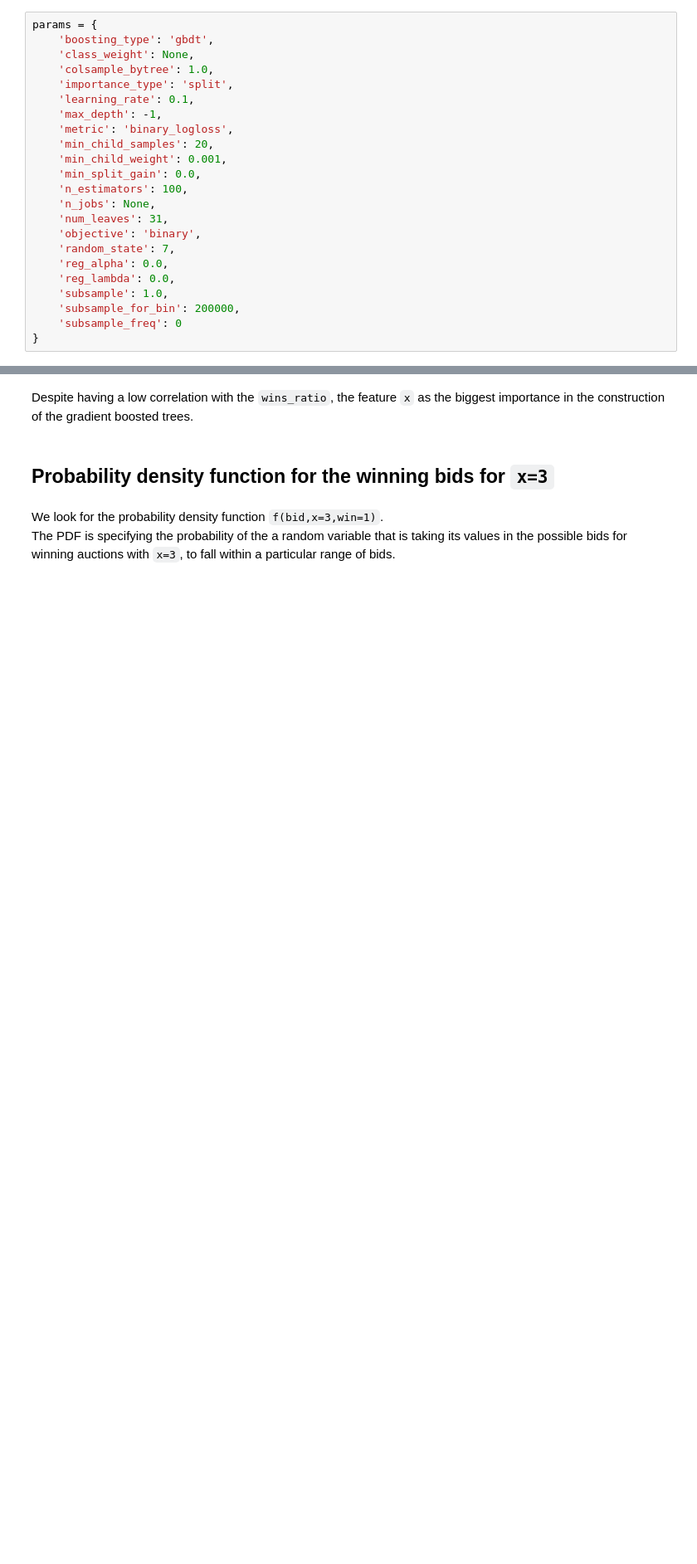
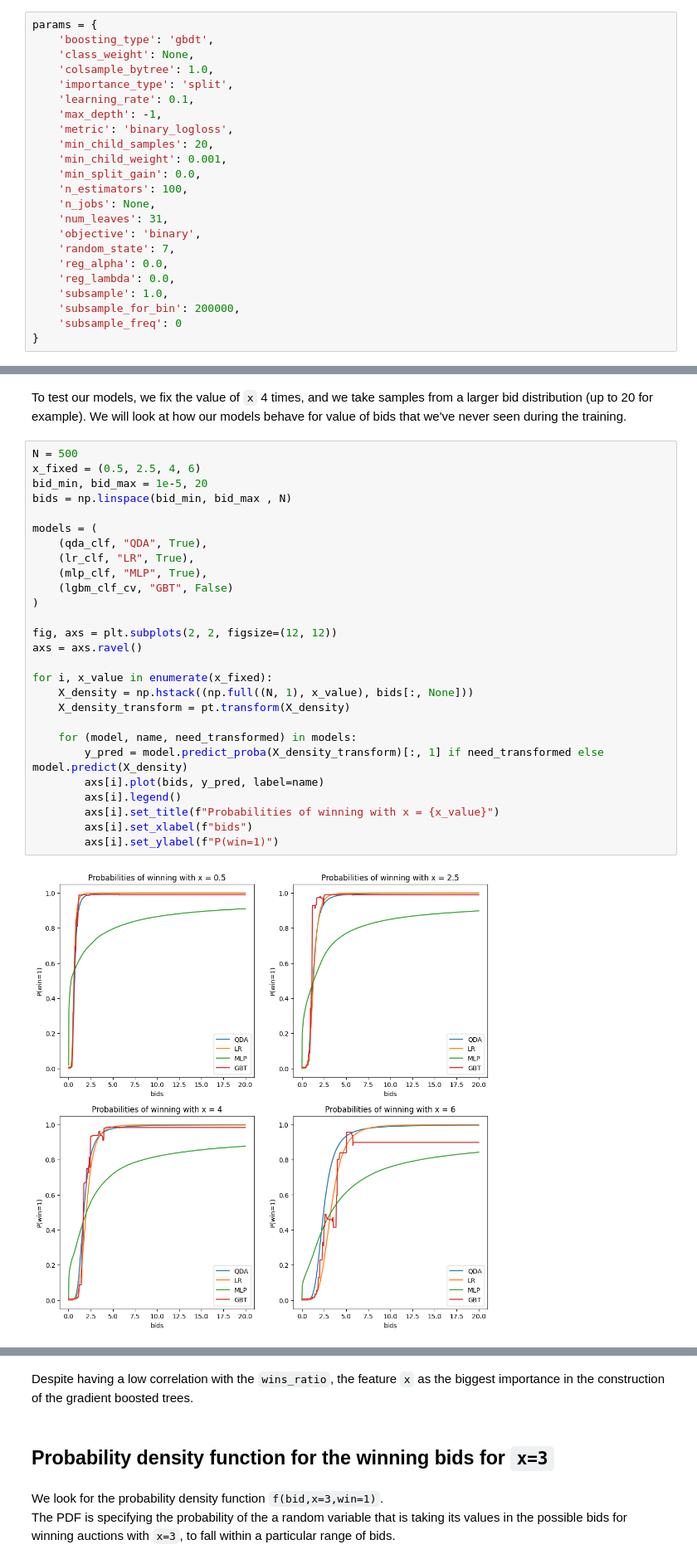
Before and after one commit to LoanSarazin/exercise_auction, a Jupyter notebook: investigation.ipynb, the cells around one changed output, grey strips where cells are left out. Shown at 83% size. Cells and saved outputs as stored; diff of their text form; blank space fills up the shorter version.

```diff
--- a/investigation.ipynb
+++ b/investigation.ipynb
@@ -469,2 +469,34 @@ Matthews correlation coefficient: 0.843
 -------------------------------------------------------
+# %% [markdown]
+To test our models, we fix the value of `x` 4 times, and we take samples from a larger bid distribution (up to 20 for example).
+We will look at how our models behave for value of bids that we've never seen during the training.
+# %%
+N = 500
+x_fixed = (0.5, 2.5, 4, 6)
+bid_min, bid_max = 1e-5, 20
+bids = np.linspace(bid_min, bid_max , N)
+
+models = (
+    (qda_clf, "QDA", True),
+    (lr_clf, "LR", True),
+    (mlp_clf, "MLP", True),
+    (lgbm_clf_cv, "GBT", False)
+)
+
+fig, axs = plt.subplots(2, 2, figsize=(12, 12))
+axs = axs.ravel()
+
+for i, x_value in enumerate(x_fixed):
+    X_density = np.hstack((np.full((N, 1), x_value), bids[:, None]))
+    X_density_transform = pt.transform(X_density)
+
+    for (model, name, need_transformed) in models:
+        y_pred = model.predict_proba(X_density_transform)[:, 1] if need_transformed else model.predict(X_density)
+        axs[i].plot(bids, y_pred, label=name)
+        axs[i].legend()
+        axs[i].set_title(f"Probabilities of winning with x = {x_value}")
+        axs[i].set_xlabel(f"bids")
+        axs[i].set_ylabel(f"P(win=1)")
+# %% [output]
+[figure, added]
 # %% [markdown]
```
Also changed, not shown: parts of 17 cells of this notebook.
